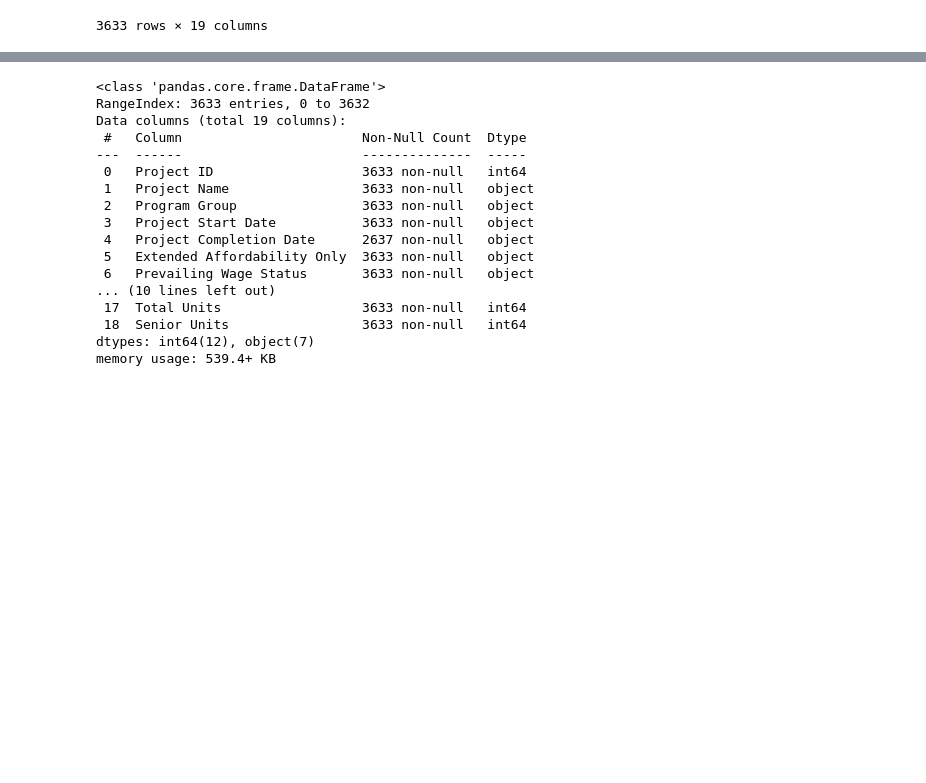
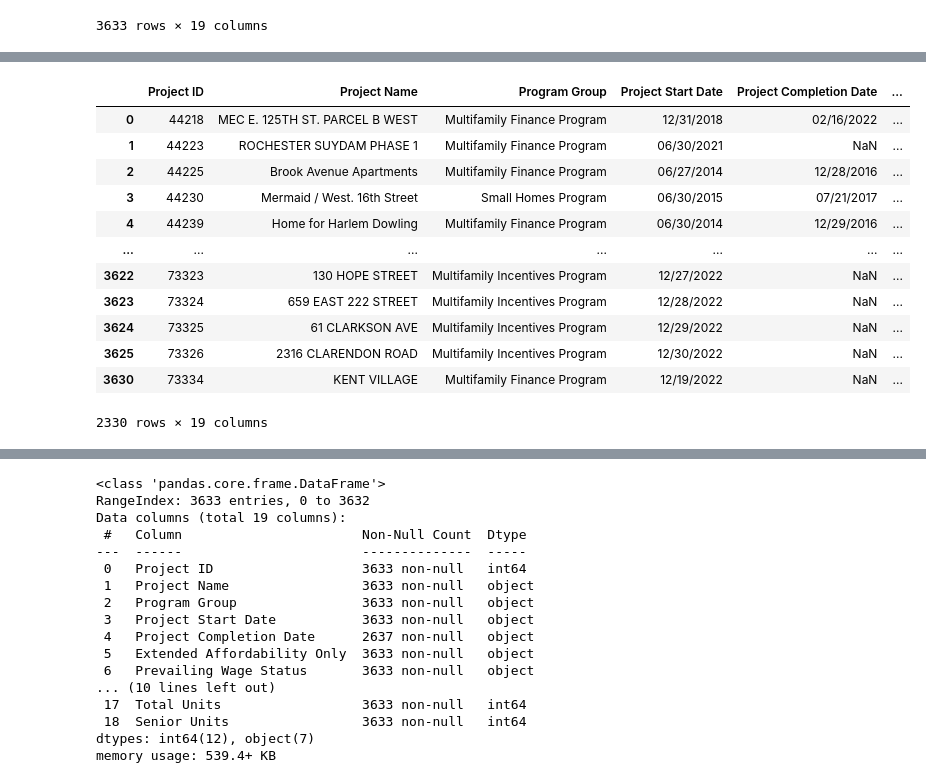
Before and after one commit to EduardoGlez01/2023_affordable_housing, a Jupyter notebook: nyc_housing_programs.ipynb, the cells around one changed output, grey strips where cells are left out. Cells and saved outputs as stored; diff of their text form; code cells hidden in the pictures; blank space fills up the shorter version.

```diff
--- a/nyc_housing_programs.ipynb
+++ b/nyc_housing_programs.ipynb
@@ -20,0 +35,19 @@ df
+# %%
+## Fórmula para excluír el Homeownership program del Dataset
+
+df2 = df.query("`Program Group`!='Homeowner Assistance Program'").copy()
+df2
+# %% [output]
+|  | Project ID | Project Name | Program Group | Project Start Date | Project Completion Date | ... |
+| 0 | 44218 | MEC E. 125TH ST. PARCEL B WEST | Multifamily Finance Program | 12/31/2018 | 02/16/2022 | ... |
+| 1 | 44223 | ROCHESTER SUYDAM PHASE 1 | Multifamily Finance Program | 06/30/2021 | NaN | ... |
+| 2 | 44225 | Brook Avenue Apartments | Multifamily Finance Program | 06/27/2014 | 12/28/2016 | ... |
+| 3 | 44230 | Mermaid / West. 16th Street | Small Homes Program | 06/30/2015 | 07/21/2017 | ... |
+| 4 | 44239 | Home for Harlem Dowling | Multifamily Finance Program | 06/30/2014 | 12/29/2016 | ... |
+| ... | ... | ... | ... | ... | ... | ... |
+| 3622 | 73323 | 130 HOPE STREET | Multifamily Incentives Program | 12/27/2022 | NaN | ... |
+| 3623 | 73324 | 659 EAST 222 STREET | Multifamily Incentives Program | 12/28/2022 | NaN | ... |
+| 3624 | 73325 | 61 CLARKSON AVE | Multifamily Incentives Program | 12/29/2022 | NaN | ... |
+| 3625 | 73326 | 2316 CLARENDON ROAD | Multifamily Incentives Program | 12/30/2022 | NaN | ... |
+| 3630 | 73334 | KENT VILLAGE | Multifamily Finance Program | 12/19/2022 | NaN | ... |
+2330 rows × 19 columns
```
Also changed, not shown: parts of 39 cells of this notebook.
